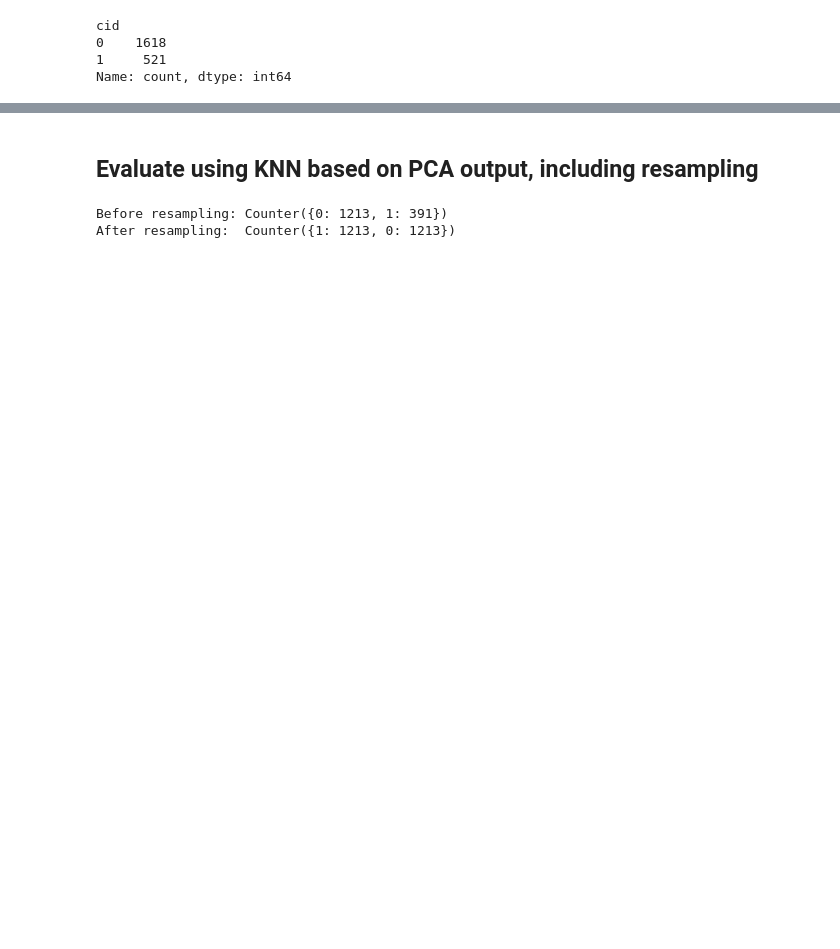
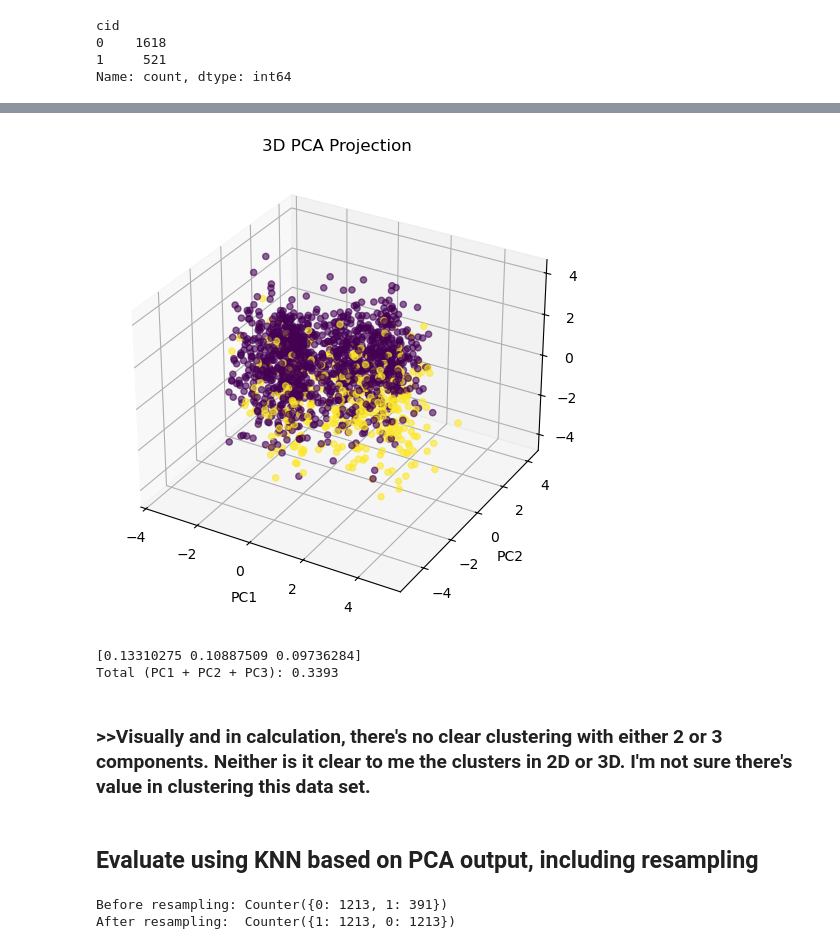
Before and after one commit to jrich71/Clinical_Trial_ML, a Jupyter notebook: aids_trial_jr_02.ipynb, the cells around one changed output, grey strips where cells are left out. Drawn from its saved outputs; the diff is of its cells as text; code cells hidden in the pictures; blank space fills up the shorter version.

```diff
--- a/aids_trial_jr_02.ipynb
+++ b/aids_trial_jr_02.ipynb
@@ -373,3 +389,40 @@ Name: count, dtype: int64
+# %%
+# Fit PCA with 3 components for 3D plotting
+
+from sklearn.decomposition import PCA
+from mpl_toolkits.mplot3d import Axes3D
+import matplotlib.pyplot as plt
+
+# Fit PCA with 3 components
+pca_3d = PCA(n_components=3)
+X_train_pca_3d = pca_3d.fit_transform(X_train_scaled)
+
+fig = plt.figure(figsize=(8,6))
+ax = fig.add_subplot(111, projection='3d')
+
+# ✅ Use the correct 3D PCA output here:
+ax.scatter(
+    X_train_pca_3d[:, 0],  # PC1
+    X_train_pca_3d[:, 1],  # PC2
+    X_train_pca_3d[:, 2],  # PC3
+    c=y_train, cmap='viridis', alpha=0.6
+)
+
+ax.set_xlabel('PC1')
+ax.set_ylabel('PC2')
+ax.set_zlabel('PC3')
+plt.title('3D PCA Projection')
+plt.show()
+# %% [output]
+[figure, added]
+# %%
+print(pca_3d.explained_variance_ratio_)
+print(f"Total (PC1 + PC2 + PC3): {sum(pca_3d.explained_variance_ratio_):.4f}")
+# %% [output]
+[0.13310275 0.10887509 0.09736284]
+Total (PC1 + PC2 + PC3): 0.3393
+# %% [markdown]
+### >>Visually and in calculation, there's no clear clustering with either 2 or 3 components. Neither is it clear to me the clusters in 2D or 3D. I'm not sure there's value in clustering this data set.
 # %% [markdown]
 ## Evaluate using KNN based on PCA output, including resampling
 # %%
```
Also changed, not shown: parts of 12 cells of this notebook, 1 other file.
